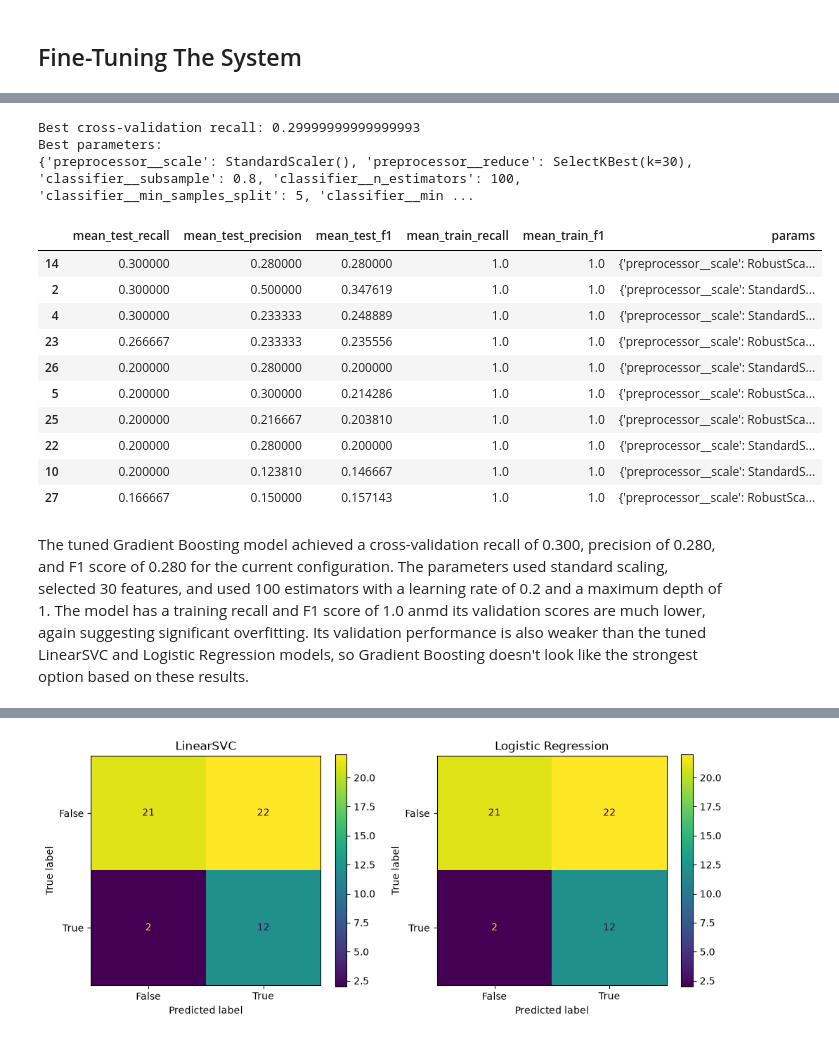
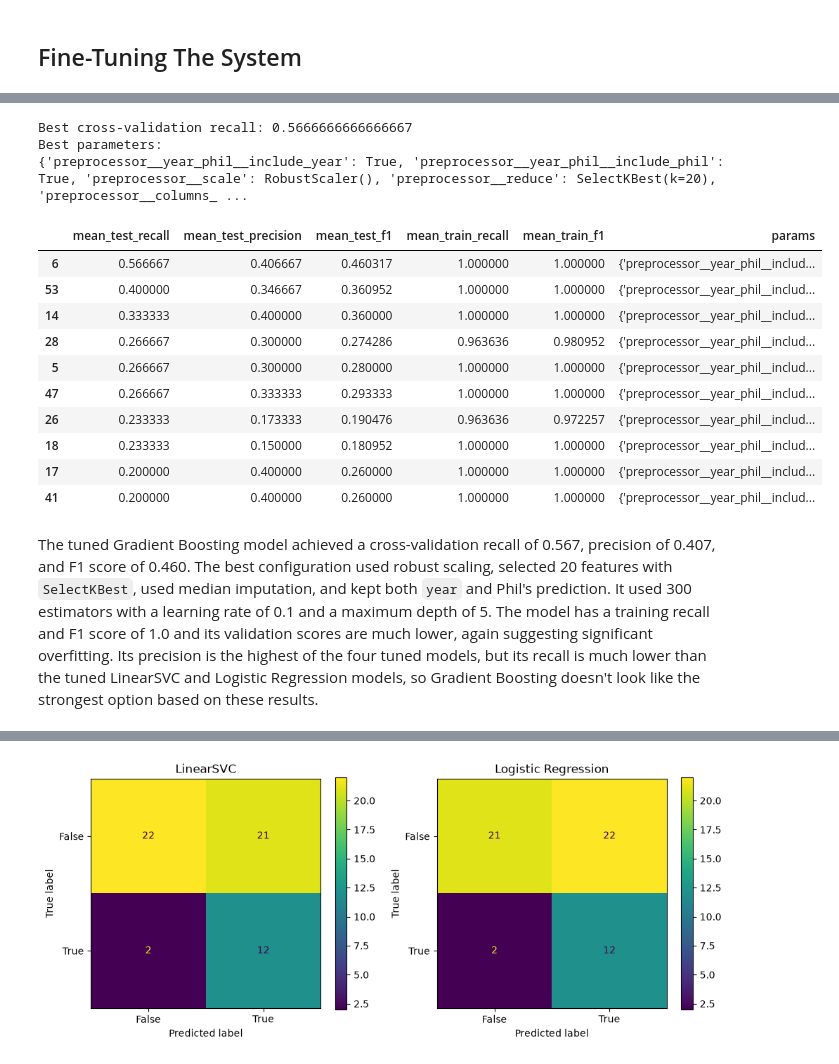
Before and after one commit to moyerc05/Machine-Learning-Project1, a Jupyter notebook: Early Spring - Training.ipynb, the cells around one changed output, grey strips where cells are left out. Saved outputs shown, nothing was run; the diff lists cells and outputs as text; code cells hidden in the pictures.

```diff
--- a/Early Spring - Training.ipynb
+++ b/Early Spring - Training.ipynb
@@ -175,14 +211,7 @@ linear_svc_pipeline = Pipeline([
 ])
 
 linear_svc_params = {
-    "preprocessor__scale": [StandardScaler(), RobustScaler()],
-    "preprocessor__reduce": [
-        "passthrough",
-        SelectKBest(score_func=f_classif, k=10),
-        SelectKBest(score_func=f_classif, k=20),
-        SelectKBest(score_func=f_classif, k=30),
-        SelectKBest(score_func=f_classif, k="all"),
-    ],
+    **preprocessing_params,
     "classifier__C": [0.001, 0.01, 0.1, 1, 10, 100],
     "classifier__class_weight": [None, "balanced"],
     "classifier__loss": ["hinge", "squared_hinge"],
@@ -191,7 +220,7 @@ linear_svc_params = {
 linear_svc_search = RandomizedSearchCV(
     estimator=linear_svc_pipeline,
     param_distributions=linear_svc_params,
-    n_iter=30,
+    n_iter=150,
     scoring=scoring,
     refit="recall",
     cv=cv,
@@ -249,14 +280,7 @@ log_reg_pipeline = Pipeline([
 
 log_reg_params = {
     # Preprocessing hyperparameters
-    "preprocessor__scale": [StandardScaler(), RobustScaler()],
-    "preprocessor__reduce": [
-        "passthrough",
-        SelectKBest(score_func=f_classif, k=10),
-        SelectKBest(score_func=f_classif, k=20),
-        SelectKBest(score_func=f_classif, k=30),
-        SelectKBest(score_func=f_classif, k="all"),
-    ],
+    **preprocessing_params,
 
     # Logistic Regression hyperparameters
     "classifier__C": [0.001, 0.01, 0.1, 1, 10, 100],
@@ -267,7 +291,7 @@ log_reg_params = {
 log_reg_search = RandomizedSearchCV(
     estimator=log_reg_pipeline,
     param_distributions=log_reg_params,
-    n_iter=30,
+    n_iter=150,
     scoring=scoring,
     refit="recall",
     cv=cv,
@@ -327,14 +351,7 @@ random_forest_pipeline = Pipeline([
 
 random_forest_params = {
     # Preprocessing hyperparameters
-    "preprocessor__scale": [StandardScaler(), RobustScaler()],
-    "preprocessor__reduce": [
-        "passthrough",
-        SelectKBest(score_func=f_classif, k=10),
-        SelectKBest(score_func=f_classif, k=20),
-        SelectKBest(score_func=f_classif, k=30),
-        SelectKBest(score_func=f_classif, k="all"),
-    ],
+    **preprocessing_params,
 
     # Random Forest hyperparameters
     "classifier__n_estimators": [100, 200, 400, 600],
@@ -348,7 +365,7 @@ random_forest_params = {
 random_forest_search = RandomizedSearchCV(
     estimator=random_forest_pipeline,
     param_distributions=random_forest_params,
-    n_iter=30,
+    n_iter=60,
     scoring=scoring,
     refit="recall",
     cv=cv,
@@ -406,14 +423,7 @@ gradient_boosting_pipeline = Pipeline([
 
 gradient_boosting_params = {
     # Preprocessing hyperparameters
-    "preprocessor__scale": [StandardScaler(), RobustScaler()],
-    "preprocessor__reduce": [
-        "passthrough",
-        SelectKBest(score_func=f_classif, k=10),
-        SelectKBest(score_func=f_classif, k=20),
-        SelectKBest(score_func=f_classif, k=30),
-        SelectKBest(score_func=f_classif, k="all"),
-    ],
+    **preprocessing_params,
 
     # Gradient Boosting hyperparameters
     "classifier__n_estimators": [50, 100, 200, 300],
@@ -428,7 +438,7 @@ gradient_boosting_params = {
 gradient_boosting_search = RandomizedSearchCV(
     estimator=gradient_boosting_pipeline,
     param_distributions=gradient_boosting_params,
-    n_iter=30,
+    n_iter=60,
     scoring=scoring,
     refit="recall",
     cv=cv,
@@ -437,47 +447,47 @@ gradient_boosting_search = RandomizedSearchCV(
     n_jobs=-1,
     error_score="raise",
 )
 
 gradient_boosting_search.fit(X_train_raw, y_train)
 
 print("Best cross-validation recall:", gradient_boosting_search.best_score_)
 print("Best parameters:")
 print(gradient_boosting_search.best_params_)
 
 gradient_boosting_results = (
     pd.DataFrame(gradient_boosting_search.cv_results_)
     .sort_values("rank_test_recall")
 )
 
 display(
     gradient_boosting_results[
         [
             "mean_test_recall",
             "mean_test_precision",
             "mean_test_f1",
             "mean_train_recall",
             "mean_train_f1",
             "params",
         ]
     ].head(10)
 )
 # %% [output]
-Best cross-validation recall: 0.29999999999999993
+Best cross-validation recall: 0.5666666666666667
 Best parameters:
-{'preprocessor__scale': StandardScaler(), 'preprocessor__reduce': SelectKBest(k=30), 'classifier__subsample': 0.8, 'classifier__n_estimators': 100, 'classifier__min_samples_split': 5, 'classifier__min ...
+{'preprocessor__year_phil__include_year': True, 'preprocessor__year_phil__include_phil': True, 'preprocessor__scale': RobustScaler(), 'preprocessor__reduce': SelectKBest(k=20), 'preprocessor__columns_ ...
 |  | mean_test_recall | mean_test_precision | mean_test_f1 | mean_train_recall | mean_train_f1 | params |
-| 14 | 0.300000 | 0.280000 | 0.280000 | 1.0 | 1.0 | {'preprocessor__scale': RobustSca... |
-| 2 | 0.300000 | 0.500000 | 0.347619 | 1.0 | 1.0 | {'preprocessor__scale': StandardS... |
-| 4 | 0.300000 | 0.233333 | 0.248889 | 1.0 | 1.0 | {'preprocessor__scale': StandardS... |
-| 23 | 0.266667 | 0.233333 | 0.235556 | 1.0 | 1.0 | {'preprocessor__scale': RobustSca... |
-| 26 | 0.200000 | 0.280000 | 0.200000 | 1.0 | 1.0 | {'preprocessor__scale': StandardS... |
-| 5 | 0.200000 | 0.300000 | 0.214286 | 1.0 | 1.0 | {'preprocessor__scale': RobustSca... |
-| 25 | 0.200000 | 0.216667 | 0.203810 | 1.0 | 1.0 | {'preprocessor__scale': RobustSca... |
-| 22 | 0.200000 | 0.280000 | 0.200000 | 1.0 | 1.0 | {'preprocessor__scale': StandardS... |
-| 10 | 0.200000 | 0.123810 | 0.146667 | 1.0 | 1.0 | {'preprocessor__scale': StandardS... |
-| 27 | 0.166667 | 0.150000 | 0.157143 | 1.0 | 1.0 | {'preprocessor__scale': RobustSca... |
+| 6 | 0.566667 | 0.406667 | 0.460317 | 1.000000 | 1.000000 | {'preprocessor__year_phil__includ... |
+| 53 | 0.400000 | 0.346667 | 0.360952 | 1.000000 | 1.000000 | {'preprocessor__year_phil__includ... |
+| 14 | 0.333333 | 0.400000 | 0.360000 | 1.000000 | 1.000000 | {'preprocessor__year_phil__includ... |
+| 28 | 0.266667 | 0.300000 | 0.274286 | 0.963636 | 0.980952 | {'preprocessor__year_phil__includ... |
+| 5 | 0.266667 | 0.300000 | 0.280000 | 1.000000 | 1.000000 | {'preprocessor__year_phil__includ... |
+| 47 | 0.266667 | 0.333333 | 0.293333 | 1.000000 | 1.000000 | {'preprocessor__year_phil__includ... |
+| 26 | 0.233333 | 0.173333 | 0.190476 | 0.963636 | 0.972257 | {'preprocessor__year_phil__includ... |
+| 18 | 0.233333 | 0.150000 | 0.180952 | 1.000000 | 1.000000 | {'preprocessor__year_phil__includ... |
+| 17 | 0.200000 | 0.400000 | 0.260000 | 1.000000 | 1.000000 | {'preprocessor__year_phil__includ... |
+| 41 | 0.200000 | 0.400000 | 0.260000 | 1.000000 | 1.000000 | {'preprocessor__year_phil__includ... |
 # %% [markdown]
-The tuned Gradient Boosting model achieved a cross-validation recall of 0.300, precision of 0.280, and F1 score of 0.280 for the current configuration. The parameters used standard scaling, selected 30 features, and used 100 estimators with a learning rate of 0.2 and a maximum depth of 1. The model has a training recall and F1 score of 1.0 anmd its validation scores are much lower, again suggesting significant overfitting. Its validation performance is also weaker than the tuned LinearSVC and Logistic Regression models, so Gradient Boosting doesn't look like the strongest option based on these results.
+The tuned Gradient Boosting model achieved a cross-validation recall of 0.567, precision of 0.407, and F1 score of 0.460. The best configuration used robust scaling, selected 20 features with `SelectKBest`, used median imputation, and kept both `year` and Phil's prediction. It used 300 estimators with a learning rate of 0.1 and a maximum depth of 5. The model has a training recall and F1 score of 1.0 and its validation scores are much lower, again suggesting significant overfitting. Its precision is the highest of the four tuned models, but its recall is much lower than the tuned LinearSVC and Logistic Regression models, so Gradient Boosting doesn't look like the strongest option based on these results.
 # %%
 # Compare the best configuration from each tuned model
 searches = {
```
Also changed, not shown: parts of 15 cells of this notebook, 2 other files.
